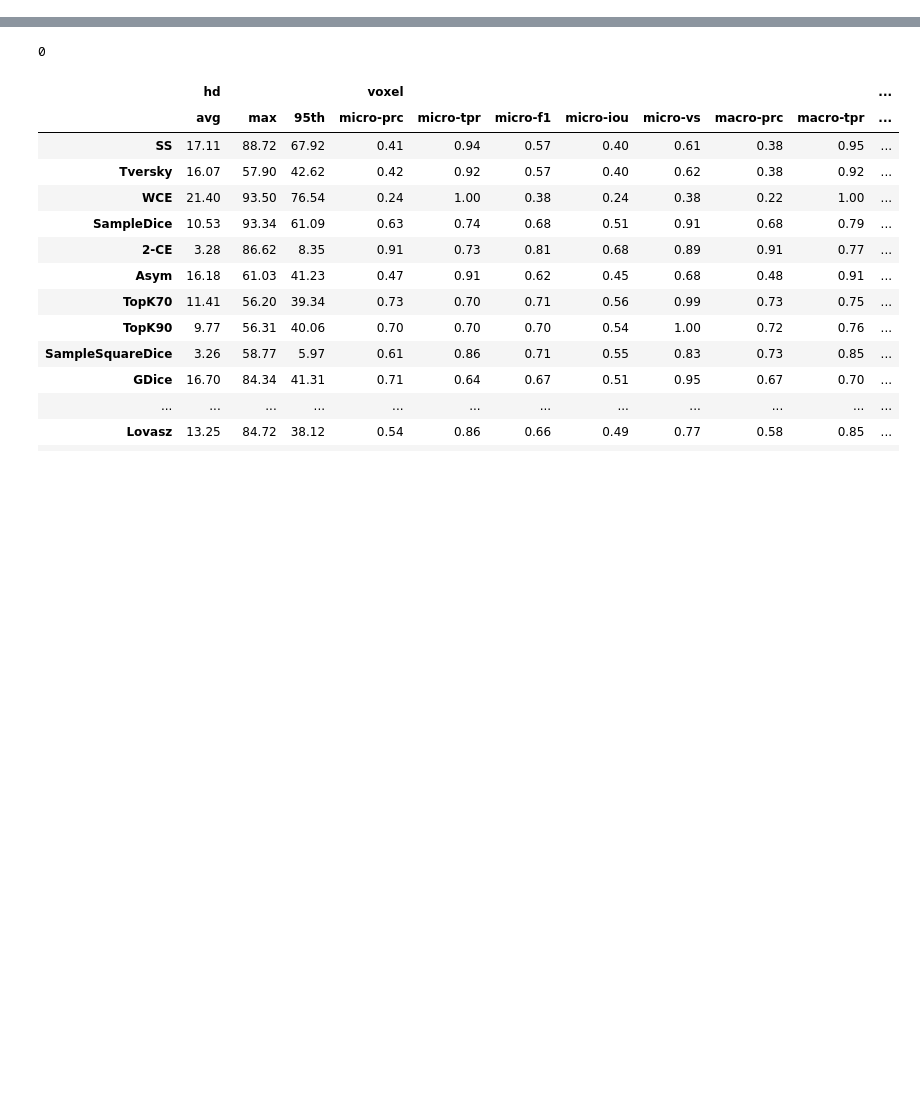
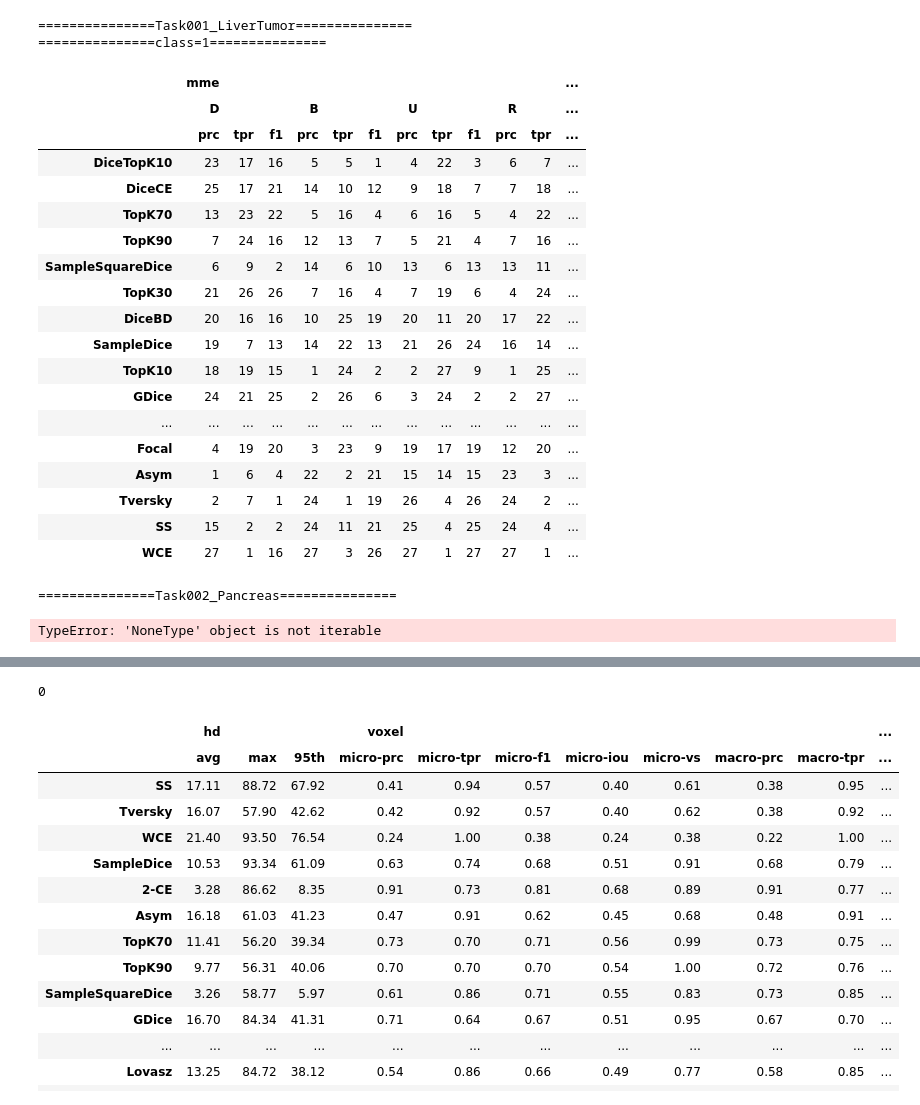
Before and after one commit to modaresimr/evalseg, a Jupyter notebook: notebooks/aggregate_res.ipynb, the cells around one changed output, grey strips where cells are left out. Drawn from its saved outputs; the diff is of its cells as text; code cells hidden in the pictures; blank space fills up the shorter version.

```diff
--- a/notebooks/aggregate_res.ipynb
+++ b/notebooks/aggregate_res.ipynb
@@ -3,13 +3,13 @@ root_data = '../datasets'
 out_root='../out'
 import evalseg,os,glob,json
 evalseg.reload()
-pre_dataset_res={}
+per_dataset_res={}
 pre_case_res={}
 pre_class_res={}
 total=evalseg.metrics.Average()
 for dataset_name in sorted([d for d in os.listdir(root_data) if os.path.isdir(f'{root_data}/{d}')]):
     dataset = evalseg.io.Dataset(f'{root_data}/{dataset_name}')
-    pre_dataset_res[dataset_name]=evalseg.metrics.Average()
+    per_dataset_res[dataset_name]=evalseg.metrics.Average()
     pre_case_res[dataset_name]={}
     pre_class_res[dataset_name]={}
     for case in sorted(dataset.get_available_ids()):
@@ -25,9 +25,75 @@ for dataset_name in sorted([d for d in os.listdir(root_data) if os.path.isdir(f'
         pre_class_res[dataset_name][case]=metric_data
 
         # pre_case_res[dataset_name][case].add()
-        pre_dataset_res[dataset_name].add(metric_data)
-        total.add(metric_data)
+        per_dataset_res[dataset_name].add(evalseg.metrics.rank(metric_data,metric_info={'hd': {'higher_better': False}}))
+        # total.add(metric_data)
 
-    pre_dataset_res[dataset_name]= evalseg.metrics.cm_calculate(pre_dataset_res[dataset_name].get(),'micro')
+    # pre_dataset_res[dataset_name]= evalseg.metrics.cm_calculate(pre_dataset_res[dataset_name].get(),'micro')
+    per_dataset_res[dataset_name]=per_dataset_res[dataset_name].get()
 
-total= evalseg.metrics.cm_calculate(total.get(),'micro')
+
+
+# total= evalseg.metrics.cm_calculate(total.get(),'micro')
+# %%
+# def to_df(items,key, ):
+import pandas as pd
+pd.set_option('display.max_columns', None)
+pd.set_option("display.max_rows", None)
+
+for dataset_name,avg_rank in per_dataset_res.items():
+    print(f'==============={dataset_name}===============')
+    new_dict={p:avg_rank[p] for p in avg_rank if '2-' not in p }
+    final_rank=evalseg.metrics.rank(new_dict,desc=1)
+    preds=list(new_dict.keys())
+    metrics=list(new_dict[preds[0]].keys())
+    cls=list(new_dict[preds[0]][metrics[0]].keys())
+    for c in cls:
+        print(f'===============class={c}===============')
+        dfs=[]
+        for m in metrics:
+            val=final_rank[preds[0]][m][c]
+            if m=='mme':
+                df=pd.DataFrame({p: {(m,k,ag):v['macro'][ag]   for k,v in final_rank[p][m][c].items() for ag in ['prc','tpr','f1']}for p in preds}).T
+            elif type(val)==dict:
+                if 'macro' in val:
+                    df=pd.DataFrame({p: {(m,k,''):v  for k,v in final_rank[p][m][c]['macro'].items()}for p in preds}).T
+                else:
+                    df=pd.DataFrame({p: {(m,k,''):v   for k,v in final_rank[p][m][c].items()}for p in preds}).T
+            elif 'nsd' in m:
+                df=pd.DataFrame({p: {('nsd',m.split(' ')[1],''):final_rank[p][m][c]}for p in preds}).T
+            else:
+                df=pd.DataFrame({p: {(m,'',''):val}for p in preds}).T
+
+            df=df.drop(['tp','fp','fn','tn','iou','vs'],axis=1,errors='ignore')
+            dfs.append(df)
+        final_df=pd.concat(dfs,axis=1)
+        # final_df=final_df.loc[~final_df.index.str.startswith('2-')]
+        display(final_df.sort_values(('nsd','t=1','')))
+
+
+
+            # conv={p:{m:final_rank[p][m][c] for m in metrics} for p in preds_rank} for c in avg_rank[preds[0]][metrics[0]]}
+# %% [output]
+===============Task001_LiverTumor===============
+===============class=1===============
+|  | mme |  |  |  |  |  |  |  |  |  |  | ... |
+|  | D |  |  | B |  |  | U |  |  | R |  | ... |
+|  | prc | tpr | f1 | prc | tpr | f1 | prc | tpr | f1 | prc | tpr | ... |
+| DiceTopK10 | 23 | 17 | 16 | 5 | 5 | 1 | 4 | 22 | 3 | 6 | 7 | ... |
+| DiceCE | 25 | 17 | 21 | 14 | 10 | 12 | 9 | 18 | 7 | 7 | 18 | ... |
+| TopK70 | 13 | 23 | 22 | 5 | 16 | 4 | 6 | 16 | 5 | 4 | 22 | ... |
+| TopK90 | 7 | 24 | 16 | 12 | 13 | 7 | 5 | 21 | 4 | 7 | 16 | ... |
+| SampleSquareDice | 6 | 9 | 2 | 14 | 6 | 10 | 13 | 6 | 13 | 13 | 11 | ... |
+| TopK30 | 21 | 26 | 26 | 7 | 16 | 4 | 7 | 19 | 6 | 4 | 24 | ... |
+| DiceBD | 20 | 16 | 16 | 10 | 25 | 19 | 20 | 11 | 20 | 17 | 22 | ... |
+| SampleDice | 19 | 7 | 13 | 14 | 22 | 13 | 21 | 26 | 24 | 16 | 14 | ... |
+| TopK10 | 18 | 19 | 15 | 1 | 24 | 2 | 2 | 27 | 9 | 1 | 25 | ... |
+| GDice | 24 | 21 | 25 | 2 | 26 | 6 | 3 | 24 | 2 | 2 | 27 | ... |
+| ... | ... | ... | ... | ... | ... | ... | ... | ... | ... | ... | ... | ... |
+| Focal | 4 | 19 | 20 | 3 | 23 | 9 | 19 | 17 | 19 | 12 | 20 | ... |
+| Asym | 1 | 6 | 4 | 22 | 2 | 21 | 15 | 14 | 15 | 23 | 3 | ... |
+| Tversky | 2 | 7 | 1 | 24 | 1 | 19 | 26 | 4 | 26 | 24 | 2 | ... |
+| SS | 15 | 2 | 2 | 24 | 11 | 21 | 25 | 4 | 25 | 24 | 4 | ... |
+| WCE | 27 | 1 | 16 | 27 | 3 | 26 | 27 | 1 | 27 | 27 | 1 | ... |
+===============Task002_Pancreas===============
+TypeError: 'NoneType' object is not iterable
```
Also changed, not shown: parts of 4 cells of this notebook, 1 other file.
